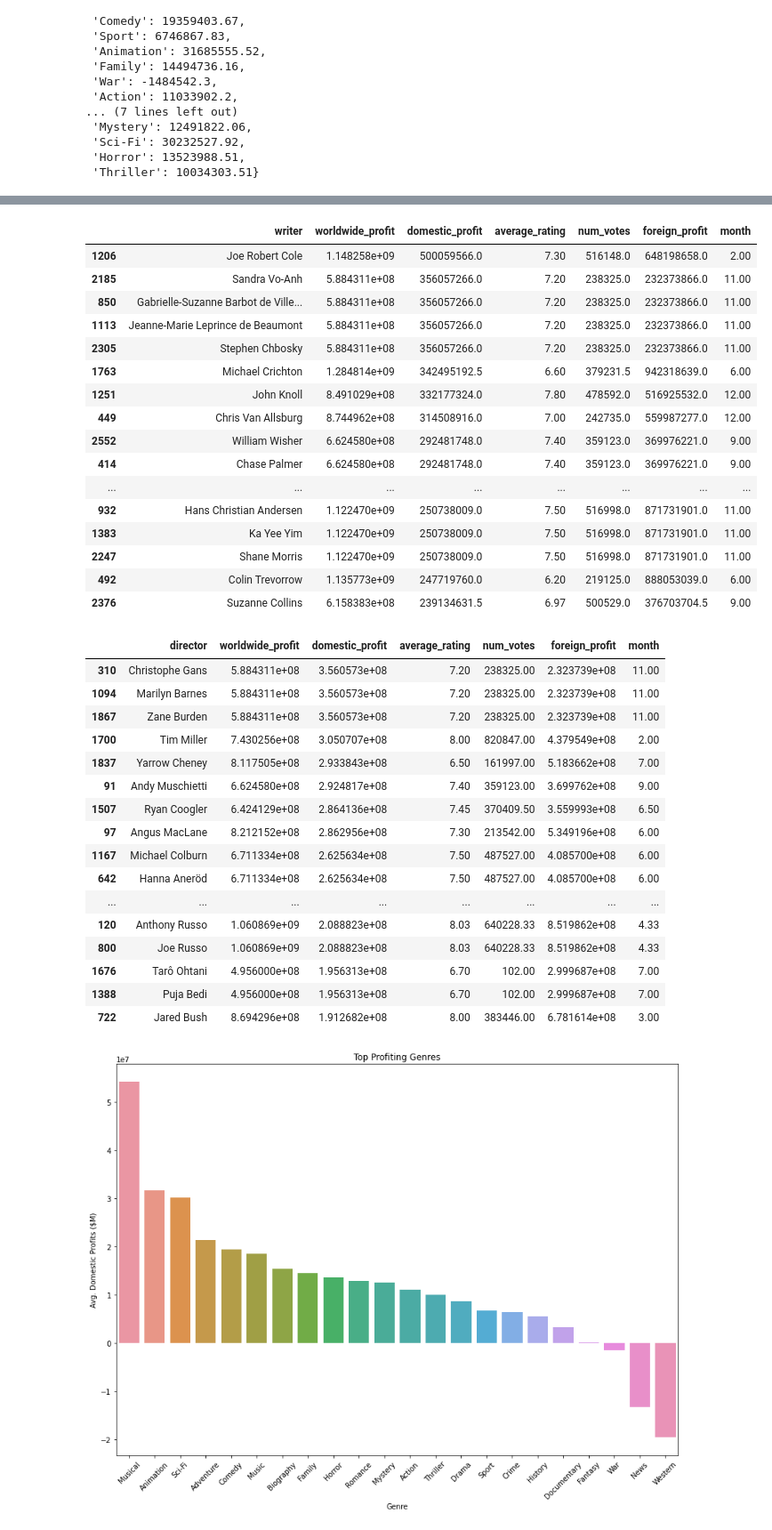
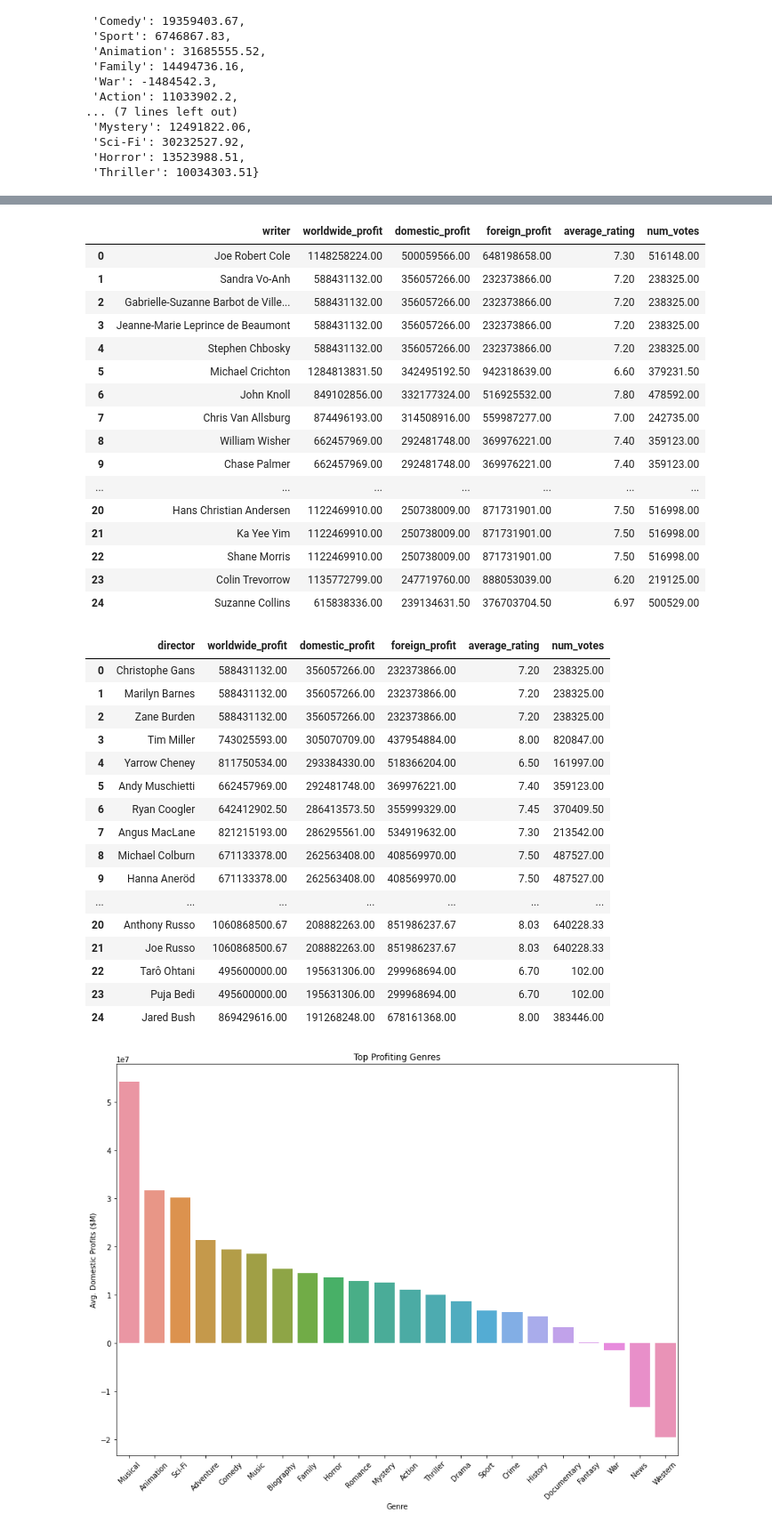
Before and after one commit to mastergrumpus/movie_analysis, a Jupyter notebook: movie_analysis.ipynb, the cells around one changed output, grey strips where cells are left out. Shown at 89% size. Cells and saved outputs as stored; diff of their text form; code cells hidden in the pictures.

```diff
--- a/movie_analysis.ipynb
+++ b/movie_analysis.ipynb
@@ -438,5 +290,7 @@ df_genre['domestic_profit'] = df_genre['domestic_profit'].astype(float)
 df_genre['foreign_profit'] = df_genre['foreign_profit'].astype(float)
 df_genre['average_rating'] = df_genre['average_rating'].astype(float)
 df_genre['num_votes'] = df_genre['num_votes'].astype(float)
-df_genre.info()
+
+pd.options.display.float_format = '{:.2f}'.format
+df_genre
 # %% [output]
@@ -457,38 +314,40 @@ memory usage: 1.3+ KB
 # %%
 #Explode the list of writers in the writers column so they can be grouped
 df_writer_exploded = df.explode('writer')
 
 #Group by writer and return the mean profits, ratings, and number of ratings
 df_writer = df_writer_exploded.groupby('writer').mean().apply(lambda s: s.apply('{0:.2f}'.format))
 df_writer.reset_index(inplace = True)
 
 #Convert numerical values back into floats
 df_writer['worldwide_profit'] = df_writer['worldwide_profit'].astype(float)
 df_writer['domestic_profit'] = df_writer['domestic_profit'].astype(float)
 df_writer['foreign_profit'] = df_writer['foreign_profit'].astype(float)
 df_writer['average_rating'] = df_writer['average_rating'].astype(float)
 df_writer['num_votes'] = df_writer['num_votes'].astype(float)
 df_writer.sort_values(by = 'domestic_profit', ascending = False, inplace = True)
 df_top25_writers = df_writer.head(25)
+df_top25_writers.reset_index(drop = True, inplace = True)
+df_top25_writers = df_top25_writers.iloc[:,[0,1,2,5,3,4]]
 df_top25_writers
 # %% [output]
-|  | writer | worldwide_profit | domestic_profit | average_rating | num_votes | foreign_profit | month |
-| 1206 | Joe Robert Cole | 1.148258e+09 | 500059566.0 | 7.30 | 516148.0 | 648198658.0 | 2.00 |
-| 2185 | Sandra Vo-Anh | 5.884311e+08 | 356057266.0 | 7.20 | 238325.0 | 232373866.0 | 11.00 |
-| 850 | Gabrielle-Suzanne Barbot de Ville... | 5.884311e+08 | 356057266.0 | 7.20 | 238325.0 | 232373866.0 | 11.00 |
-| 1113 | Jeanne-Marie Leprince de Beaumont | 5.884311e+08 | 356057266.0 | 7.20 | 238325.0 | 232373866.0 | 11.00 |
-| 2305 | Stephen Chbosky | 5.884311e+08 | 356057266.0 | 7.20 | 238325.0 | 232373866.0 | 11.00 |
-| 1763 | Michael Crichton | 1.284814e+09 | 342495192.5 | 6.60 | 379231.5 | 942318639.0 | 6.00 |
-| 1251 | John Knoll | 8.491029e+08 | 332177324.0 | 7.80 | 478592.0 | 516925532.0 | 12.00 |
-| 449 | Chris Van Allsburg | 8.744962e+08 | 314508916.0 | 7.00 | 242735.0 | 559987277.0 | 12.00 |
-| 2552 | William Wisher | 6.624580e+08 | 292481748.0 | 7.40 | 359123.0 | 369976221.0 | 9.00 |
-| 414 | Chase Palmer | 6.624580e+08 | 292481748.0 | 7.40 | 359123.0 | 369976221.0 | 9.00 |
-| ... | ... | ... | ... | ... | ... | ... | ... |
-| 932 | Hans Christian Andersen | 1.122470e+09 | 250738009.0 | 7.50 | 516998.0 | 871731901.0 | 11.00 |
-| 1383 | Ka Yee Yim | 1.122470e+09 | 250738009.0 | 7.50 | 516998.0 | 871731901.0 | 11.00 |
-| 2247 | Shane Morris | 1.122470e+09 | 250738009.0 | 7.50 | 516998.0 | 871731901.0 | 11.00 |
-| 492 | Colin Trevorrow | 1.135773e+09 | 247719760.0 | 6.20 | 219125.0 | 888053039.0 | 6.00 |
-| 2376 | Suzanne Collins | 6.158383e+08 | 239134631.5 | 6.97 | 500529.0 | 376703704.5 | 9.00 |
+|  | writer | worldwide_profit | domestic_profit | foreign_profit | average_rating | num_votes |
+| 0 | Joe Robert Cole | 1148258224.00 | 500059566.00 | 648198658.00 | 7.30 | 516148.00 |
+| 1 | Sandra Vo-Anh | 588431132.00 | 356057266.00 | 232373866.00 | 7.20 | 238325.00 |
+| 2 | Gabrielle-Suzanne Barbot de Ville... | 588431132.00 | 356057266.00 | 232373866.00 | 7.20 | 238325.00 |
+| 3 | Jeanne-Marie Leprince de Beaumont | 588431132.00 | 356057266.00 | 232373866.00 | 7.20 | 238325.00 |
+| 4 | Stephen Chbosky | 588431132.00 | 356057266.00 | 232373866.00 | 7.20 | 238325.00 |
+| 5 | Michael Crichton | 1284813831.50 | 342495192.50 | 942318639.00 | 6.60 | 379231.50 |
+| 6 | John Knoll | 849102856.00 | 332177324.00 | 516925532.00 | 7.80 | 478592.00 |
+| 7 | Chris Van Allsburg | 874496193.00 | 314508916.00 | 559987277.00 | 7.00 | 242735.00 |
+| 8 | William Wisher | 662457969.00 | 292481748.00 | 369976221.00 | 7.40 | 359123.00 |
+| 9 | Chase Palmer | 662457969.00 | 292481748.00 | 369976221.00 | 7.40 | 359123.00 |
+| ... | ... | ... | ... | ... | ... | ... |
+| 20 | Hans Christian Andersen | 1122469910.00 | 250738009.00 | 871731901.00 | 7.50 | 516998.00 |
+| 21 | Ka Yee Yim | 1122469910.00 | 250738009.00 | 871731901.00 | 7.50 | 516998.00 |
+| 22 | Shane Morris | 1122469910.00 | 250738009.00 | 871731901.00 | 7.50 | 516998.00 |
+| 23 | Colin Trevorrow | 1135772799.00 | 247719760.00 | 888053039.00 | 6.20 | 219125.00 |
+| 24 | Suzanne Collins | 615838336.00 | 239134631.50 | 376703704.50 | 6.97 | 500529.00 |
 # %%
 #Explode the list of directors in the directors column so they can be grouped
 df_director_exploded = df.explode('director')
@@ -505,25 +364,27 @@ df_director['average_rating'] = df_director['average_rating'].astype(float)
 df_director['num_votes'] = df_director['num_votes'].astype(float)
 df_director.sort_values(by = 'domestic_profit', ascending = False, inplace = True)
 df_top25_directors = df_director.head(25)
+df_top25_directors.reset_index(drop = True, inplace = True)
+df_top25_directors = df_top25_directors.iloc[:,[0,1,2,5,3,4]]
 df_top25_directors
 # %% [output]
-|  | director | worldwide_profit | domestic_profit | average_rating | num_votes | foreign_profit | month |
-| 310 | Christophe Gans | 5.884311e+08 | 3.560573e+08 | 7.20 | 238325.00 | 2.323739e+08 | 11.00 |
-| 1094 | Marilyn Barnes | 5.884311e+08 | 3.560573e+08 | 7.20 | 238325.00 | 2.323739e+08 | 11.00 |
-| 1867 | Zane Burden | 5.884311e+08 | 3.560573e+08 | 7.20 | 238325.00 | 2.323739e+08 | 11.00 |
-| 1700 | Tim Miller | 7.430256e+08 | 3.050707e+08 | 8.00 | 820847.00 | 4.379549e+08 | 2.00 |
-| 1837 | Yarrow Cheney | 8.117505e+08 | 2.933843e+08 | 6.50 | 161997.00 | 5.183662e+08 | 7.00 |
-| 91 | Andy Muschietti | 6.624580e+08 | 2.924817e+08 | 7.40 | 359123.00 | 3.699762e+08 | 9.00 |
-| 1507 | Ryan Coogler | 6.424129e+08 | 2.864136e+08 | 7.45 | 370409.50 | 3.559993e+08 | 6.50 |
-| 97 | Angus MacLane | 8.212152e+08 | 2.862956e+08 | 7.30 | 213542.00 | 5.349196e+08 | 6.00 |
-| 1167 | Michael Colburn | 6.711334e+08 | 2.625634e+08 | 7.50 | 487527.00 | 4.085700e+08 | 6.00 |
-| 642 | Hanna Aneröd | 6.711334e+08 | 2.625634e+08 | 7.50 | 487527.00 | 4.085700e+08 | 6.00 |
-| ... | ... | ... | ... | ... | ... | ... | ... |
-| 120 | Anthony Russo | 1.060869e+09 | 2.088823e+08 | 8.03 | 640228.33 | 8.519862e+08 | 4.33 |
-| 800 | Joe Russo | 1.060869e+09 | 2.088823e+08 | 8.03 | 640228.33 | 8.519862e+08 | 4.33 |
-| 1676 | Tarô Ohtani | 4.956000e+08 | 1.956313e+08 | 6.70 | 102.00 | 2.999687e+08 | 7.00 |
-| 1388 | Puja Bedi | 4.956000e+08 | 1.956313e+08 | 6.70 | 102.00 | 2.999687e+08 | 7.00 |
-| 722 | Jared Bush | 8.694296e+08 | 1.912682e+08 | 8.00 | 383446.00 | 6.781614e+08 | 3.00 |
+|  | director | worldwide_profit | domestic_profit | foreign_profit | average_rating | num_votes |
+| 0 | Christophe Gans | 588431132.00 | 356057266.00 | 232373866.00 | 7.20 | 238325.00 |
+| 1 | Marilyn Barnes | 588431132.00 | 356057266.00 | 232373866.00 | 7.20 | 238325.00 |
+| 2 | Zane Burden | 588431132.00 | 356057266.00 | 232373866.00 | 7.20 | 238325.00 |
+| 3 | Tim Miller | 743025593.00 | 305070709.00 | 437954884.00 | 8.00 | 820847.00 |
+| 4 | Yarrow Cheney | 811750534.00 | 293384330.00 | 518366204.00 | 6.50 | 161997.00 |
+| 5 | Andy Muschietti | 662457969.00 | 292481748.00 | 369976221.00 | 7.40 | 359123.00 |
+| 6 | Ryan Coogler | 642412902.50 | 286413573.50 | 355999329.00 | 7.45 | 370409.50 |
+| 7 | Angus MacLane | 821215193.00 | 286295561.00 | 534919632.00 | 7.30 | 213542.00 |
+| 8 | Michael Colburn | 671133378.00 | 262563408.00 | 408569970.00 | 7.50 | 487527.00 |
+| 9 | Hanna Aneröd | 671133378.00 | 262563408.00 | 408569970.00 | 7.50 | 487527.00 |
+| ... | ... | ... | ... | ... | ... | ... |
+| 20 | Anthony Russo | 1060868500.67 | 208882263.00 | 851986237.67 | 8.03 | 640228.33 |
+| 21 | Joe Russo | 1060868500.67 | 208882263.00 | 851986237.67 | 8.03 | 640228.33 |
+| 22 | Tarô Ohtani | 495600000.00 | 195631306.00 | 299968694.00 | 6.70 | 102.00 |
+| 23 | Puja Bedi | 495600000.00 | 195631306.00 | 299968694.00 | 6.70 | 102.00 |
+| 24 | Jared Bush | 869429616.00 | 191268248.00 | 678161368.00 | 8.00 | 383446.00 |
 # %%
 df_genre.sort_values(by = 'domestic_profit', ascending = False, inplace = True)
 
```
Also changed, not shown: parts of 23 cells of this notebook.
